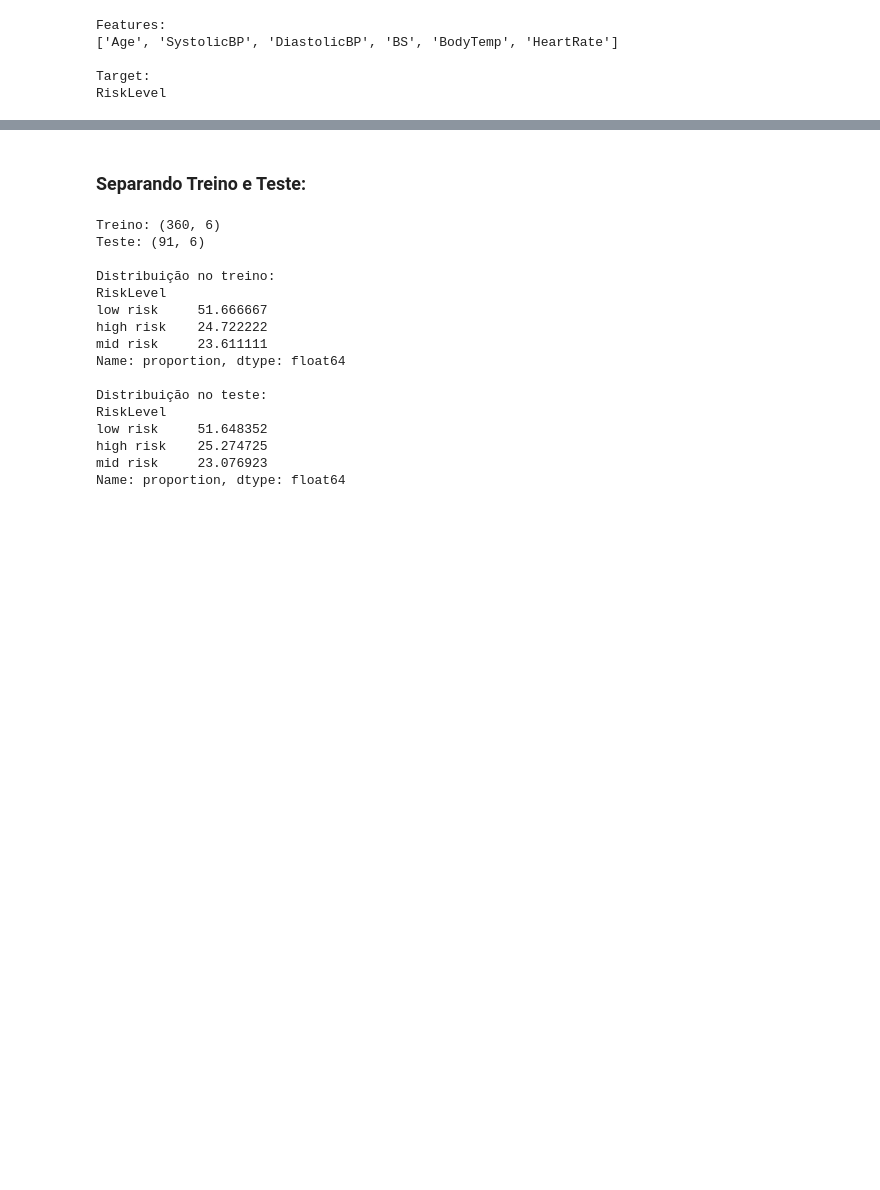
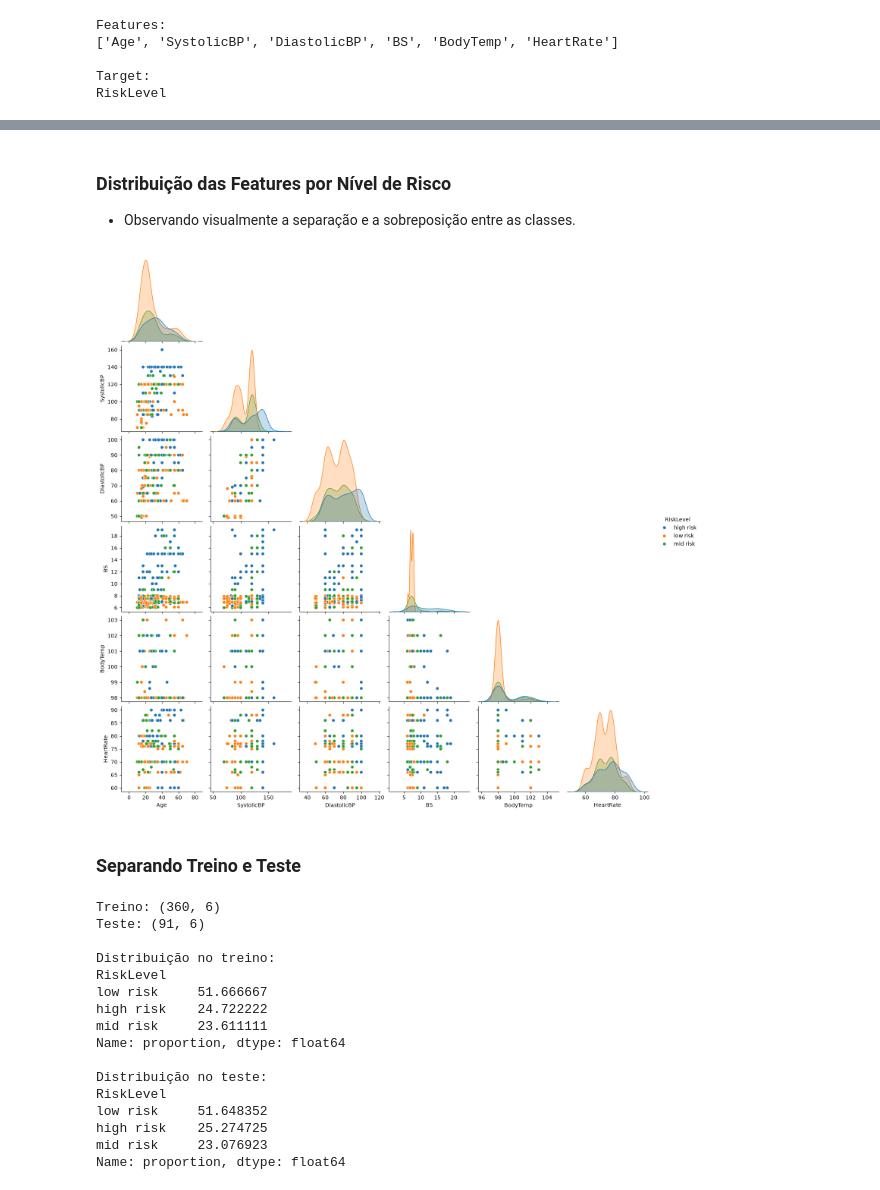
Before and after one commit to nouveauromance/daliaIA, a Jupyter notebook: notebooks/04_modelo.ipynb, the cells around one changed output, grey strips where cells are left out. Drawn from its saved outputs; the diff is of its cells as text; code cells hidden in the pictures; blank space fills up the shorter version.

```diff
--- a/notebooks/04_modelo.ipynb
+++ b/notebooks/04_modelo.ipynb
@@ -74,5 +102,26 @@ RiskLevel
+# %% [markdown]
+### **Distribuição das Features por Nível de Risco**
+- Observando visualmente a separação e a sobreposição entre as classes.
+# %%
+sns.pairplot(
+    df,
+    vars=[
+        "Age",
+        "SystolicBP",
+        "DiastolicBP",
+        "BS",
+        "BodyTemp",
+        "HeartRate"
+    ],
+    hue="RiskLevel",
+    corner=True
+)
+
+plt.show()
+# %% [output]
+[figure, added]
 # %% [markdown]
-### **Separando Treino e Teste:**
+### **Separando Treino e Teste**
 # %%
 X_train, X_test, y_train, y_test = train_test_split(
     X,
```
Also changed, not shown: parts of 39 cells of this notebook.
